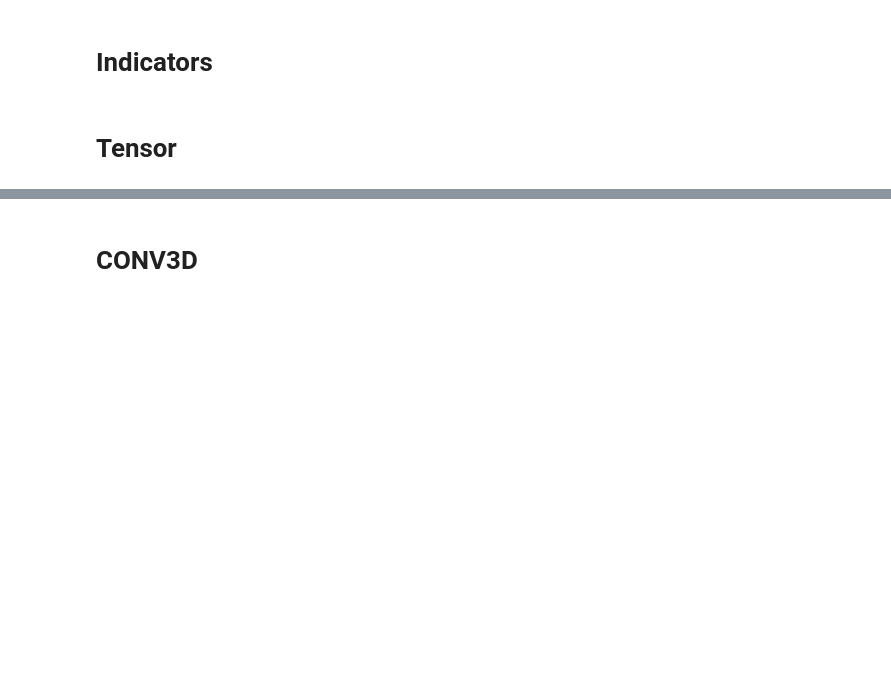
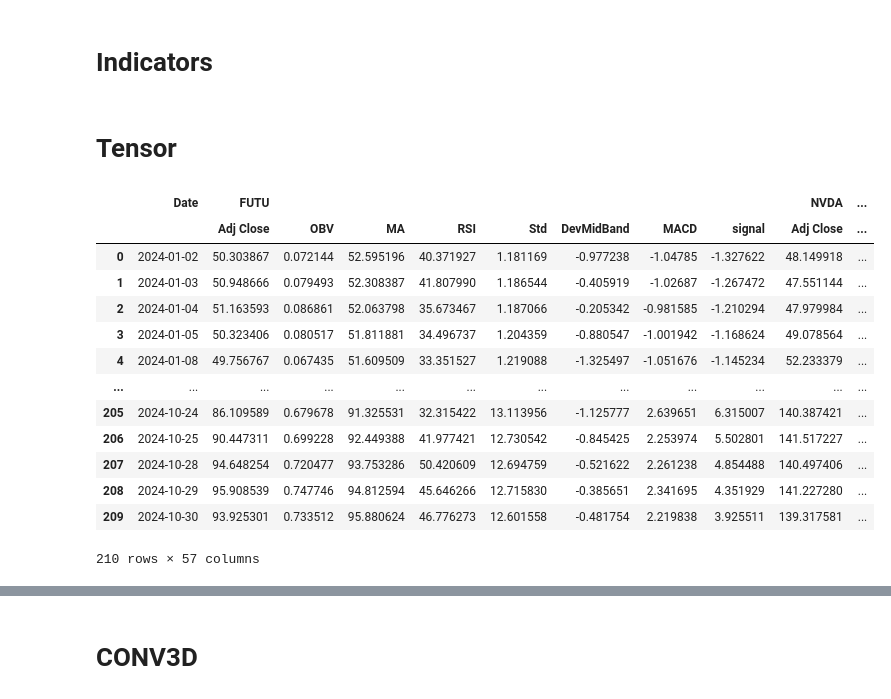
Before and after one commit to jasoncht1023/ddpg-portfolio-management, a Jupyter notebook: tensor.ipynb, the cells around one changed output, grey strips where cells are left out. Drawn from its saved outputs; the diff is of its cells as text; code cells hidden in the pictures; blank space fills up the shorter version.

```diff
--- a/tensor.ipynb
+++ b/tensor.ipynb
@@ -59,11 +81,14 @@ dates = returns.index
 # %%
 adj_close = data.xs("Adj Close", level=1, axis=1)
 adj_close = adj_close.reindex(columns=returns.columns)
+volume = data.xs("Volume", level=1, axis=1)
+volume = volume.reindex(columns=returns.columns)
 # %%
-columns = pd.MultiIndex.from_product([tickers, ['Adj Close', 'Returns', "MA", "RSI", "RSI2", "EMA_12", "EMA_26", "MACD"]])
+columns = pd.MultiIndex.from_product([tickers, ['Adj Close', 'Returns', 'Volume', 'OBV', "MA", "RSI", "RSI2", "MA20", "Std", "DevMidBand", "EMA_12", "EMA_26", "MACD", "signal"]])
 df = pd.DataFrame(index=dates, columns=columns)
 df.columns = columns
 for stock in tickers:
     df[(stock, "Adj Close")] = adj_close[stock]
     df[(stock, "Returns")] = returns[stock]
+    df[(stock, "Volume")] = volume[stock]
 df = df.reset_index()
@@ -87,10 +110,26 @@ def RSI2(diff):
     avg_gain = diff[diff > 0].mean()
     avg_loss = -diff[diff < 0].mean()
     return 100 * (1 - 1/(1+avg_gain/avg_loss)) if avg_loss != 0 else 100
+def min_max_scaling(data):
+    min_val = data.min()
+    max_val = data.max()
+    scaled_data = (data - min_val) / (max_val - min_val)
+    return scaled_data
 # %%
+import math
+
+
 for stock in tickers:
     df[(stock, "MA")] = df[(stock, "Adj Close")].rolling(window=28).apply(MA)
     df[(stock, "Diff")] = df[(stock, "Adj Close")].diff()
+    max_vol_scale = math.floor(math.log10(df[(stock, "Volume")].max()))
+    df[(stock, "Volume")] = df[(stock, "Volume")].apply(lambda x: x / (10 ** max_vol_scale))
+    df[(stock, "OBV")] = (np.sign(df[(stock, "Returns")]) * df[(stock, "Volume")]).cumsum()
+    df[(stock, "OBV")] = min_max_scaling(df[(stock, "OBV")])
+
+    df[(stock, "MA20")] = df[(stock, "Adj Close")].rolling(window=20).mean()
+    df[(stock, "Std")] = df[(stock, "Adj Close")].rolling(window=20).std()
+    df[(stock, "DevMidBand")] = (df[(stock, "Adj Close")] - df[(stock, "MA20")]) / df[(stock, "Std")]
 
     df.loc[0, (stock, "EMA_12")] = df.loc[0, (stock, "Adj Close")]
     df.loc[0, (stock, "EMA_26")] = df.loc[0, (stock, "Adj Close")]
@@ -98,7 +137,10 @@ for stock in tickers:
         df.loc[i, (stock, "EMA_12")] = EMA(12, df.loc[i, (stock, "Adj Close")], df.loc[i-1, (stock, "EMA_12")])
         df.loc[i, (stock, "EMA_26")] = EMA(26, df.loc[i, (stock, "Adj Close")], df.loc[i-1, (stock, "EMA_26")])
 
-    df[(stock, "MACD")] = df[(stock, "EMA_26")].rolling(window=9).sum() - df[(stock, "EMA_12")].rolling(window=9).sum()
+    df[(stock, "MACD")] = df[(stock, "EMA_12")] - df[(stock, "EMA_26")]
+    df.loc[0, (stock, "signal")] = df.loc[0, (stock, "MACD")]
+    for i in range(1, len(df)):
+        df.loc[i, (stock, "signal")] = EMA(9, df.loc[i, (stock, "MACD")], df.loc[i-1, (stock, "signal")])
     df[(stock, "RSI")] = df[(stock, "Returns")].rolling(14).apply(RSI)
     df[(stock, "RSI2")] = df[(stock, "Diff")].diff().rolling(14).apply(RSI2)
 # %% [markdown]
@@ -106,9 +148,24 @@ for stock in tickers:
 # %%
 close_data = df[27:len(df) - (len(df)-27)%10]
 close_data = close_data.reset_index(drop=True)
-to_drop = ["EMA_12", "EMA_26", "Returns", "Diff"]
+to_drop = ["EMA_12", "EMA_26", "Returns", "Diff", "Volume", "RSI2", "MA20"]
 close_data = close_data.drop(columns=[(stock, label) for stock in tickers for label in to_drop])
 close_data
+# %% [output]
+|  | Date | FUTU |  |  |  |  |  |  |  | NVDA | ... |
+|  |  | Adj Close | OBV | MA | RSI | Std | DevMidBand | MACD | signal | Adj Close | ... |
+| 0 | 2024-01-02 | 50.303867 | 0.072144 | 52.595196 | 40.371927 | 1.181169 | -0.977238 | -1.04785 | -1.327622 | 48.149918 | ... |
+| 1 | 2024-01-03 | 50.948666 | 0.079493 | 52.308387 | 41.807990 | 1.186544 | -0.405919 | -1.02687 | -1.267472 | 47.551144 | ... |
+| 2 | 2024-01-04 | 51.163593 | 0.086861 | 52.063798 | 35.673467 | 1.187066 | -0.205342 | -0.981585 | -1.210294 | 47.979984 | ... |
+| 3 | 2024-01-05 | 50.323406 | 0.080517 | 51.811881 | 34.496737 | 1.204359 | -0.880547 | -1.001942 | -1.168624 | 49.078564 | ... |
+| 4 | 2024-01-08 | 49.756767 | 0.067435 | 51.609509 | 33.351527 | 1.219088 | -1.325497 | -1.051676 | -1.145234 | 52.233379 | ... |
+| ... | ... | ... | ... | ... | ... | ... | ... | ... | ... | ... | ... |
+| 205 | 2024-10-24 | 86.109589 | 0.679678 | 91.325531 | 32.315422 | 13.113956 | -1.125777 | 2.639651 | 6.315007 | 140.387421 | ... |
+| 206 | 2024-10-25 | 90.447311 | 0.699228 | 92.449388 | 41.977421 | 12.730542 | -0.845425 | 2.253974 | 5.502801 | 141.517227 | ... |
+| 207 | 2024-10-28 | 94.648254 | 0.720477 | 93.753286 | 50.420609 | 12.694759 | -0.521622 | 2.261238 | 4.854488 | 140.497406 | ... |
+| 208 | 2024-10-29 | 95.908539 | 0.747746 | 94.812594 | 45.646266 | 12.715830 | -0.385651 | 2.341695 | 4.351929 | 141.227280 | ... |
+| 209 | 2024-10-30 | 93.925301 | 0.733512 | 95.880624 | 46.776273 | 12.601558 | -0.481754 | 2.219838 | 3.925511 | 139.317581 | ... |
+210 rows × 57 columns
 # %%
 from collections import defaultdict
 
```
Also changed, not shown: parts of 8 cells of this notebook, 1 other file.
